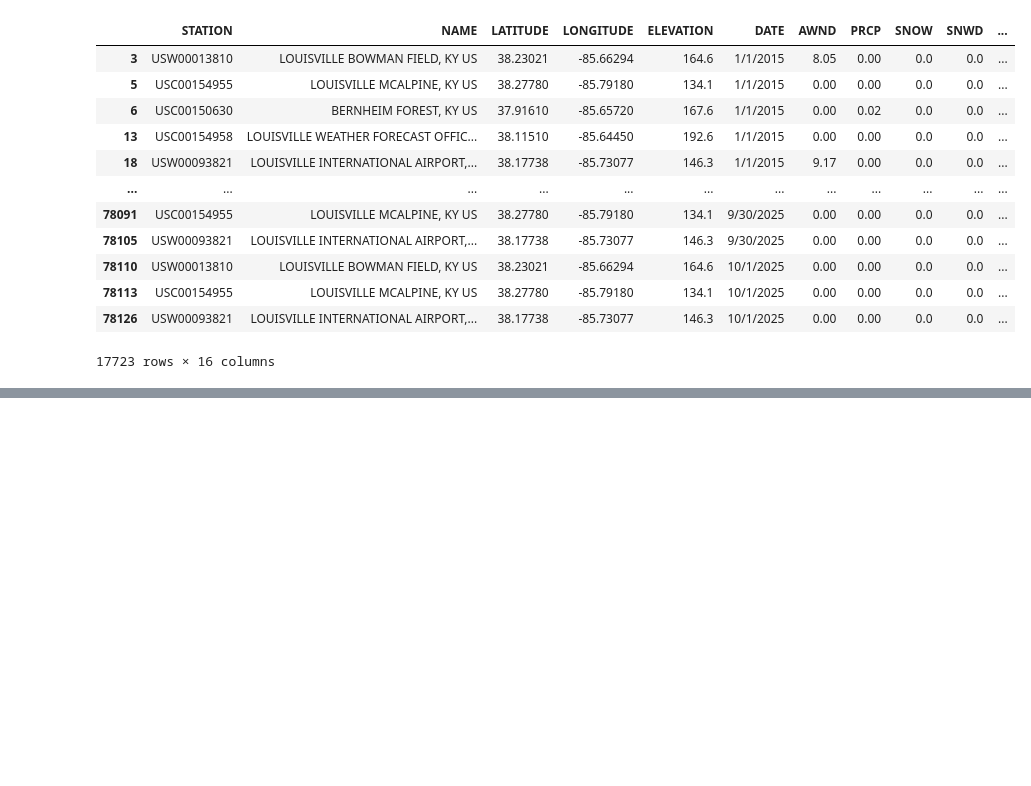
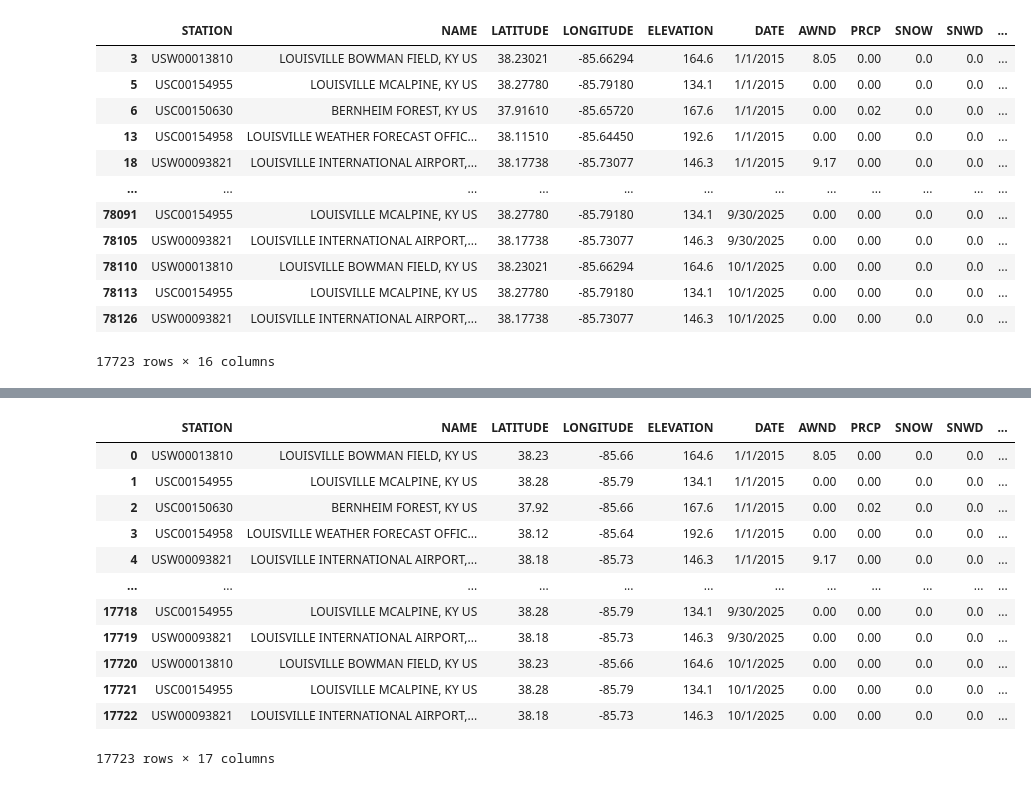
Before and after one commit to eugeniaduke/Is_Tornado_Activity_Increasing, a Jupyter notebook: Notebooks/data_cleaning_weather.ipynb, the cells around one changed output, grey strips where cells are left out. Saved outputs shown, nothing was run; the diff lists cells and outputs as text; code cells hidden in the pictures; blank space fills up the shorter version.

Commit message:
Ran code to find zipcode from lat/lon

```diff
--- a/Notebooks/data_cleaning_weather.ipynb
+++ b/Notebooks/data_cleaning_weather.ipynb
@@ -131,0 +153,6 @@ weather_detail_df
+# %%
+unique_coords = weather_detail_df[['LATITUDE','LONGITUDE']].drop_duplicates()
+
+unique_coords = unique_coords.reset_index(drop=True) #reset index
+
+unique_coords
@@ -131,0 +166,43 @@ weather_detail_df
+# %%
+geolocator = Nominatim(user_agent="tornado_project")
+
+# Dictionary to store results
+coord_to_zip = {}
+
+for i in range(len(unique_coords)):
+    try:
+        lat = unique_coords.loc[i, 'LATITUDE']
+        lon = unique_coords.loc[i, 'LONGITUDE']
+        location = geolocator.reverse(f"{lat}, {lon}", timeout=10)
+        address = location.raw.get('address', {})
+        zipcode = address.get('postcode', np.nan)
+
+        # Save into dictionary
+        coord_to_zip[(lat, lon)] = zipcode
+
+        # Store in DataFrame if you want
+        unique_coords.loc[i, 'Zip'] = zipcode
+
+    except Exception as e:
+        print(f"Error at row {i}: {e}")
+        coord_to_zip[(lat, lon)] = np.nan
+        unique_coords.loc[i, 'Zip'] = np.nan
+
+    time.sleep(1)  # respect Nominatim rate limits
+# %%
+weather_detail_df = weather_detail_df.merge(unique_coords, on=['LATITUDE','LONGITUDE'], how='left')
+weather_detail_df
+# %% [output]
+|  | STATION | NAME | LATITUDE | LONGITUDE | ELEVATION | DATE | AWND | PRCP | SNOW | SNWD | ... |
+| 0 | USW00013810 | LOUISVILLE BOWMAN FIELD, KY US | 38.23 | -85.66 | 164.6 | 1/1/2015 | 8.05 | 0.00 | 0.0 | 0.0 | ... |
+| 1 | USC00154955 | LOUISVILLE MCALPINE, KY US | 38.28 | -85.79 | 134.1 | 1/1/2015 | 0.00 | 0.00 | 0.0 | 0.0 | ... |
+| 2 | USC00150630 | BERNHEIM FOREST, KY US | 37.92 | -85.66 | 167.6 | 1/1/2015 | 0.00 | 0.02 | 0.0 | 0.0 | ... |
+| 3 | USC00154958 | LOUISVILLE WEATHER FORECAST OFFIC... | 38.12 | -85.64 | 192.6 | 1/1/2015 | 0.00 | 0.00 | 0.0 | 0.0 | ... |
+| 4 | USW00093821 | LOUISVILLE INTERNATIONAL AIRPORT,... | 38.18 | -85.73 | 146.3 | 1/1/2015 | 9.17 | 0.00 | 0.0 | 0.0 | ... |
+| ... | ... | ... | ... | ... | ... | ... | ... | ... | ... | ... | ... |
+| 17718 | USC00154955 | LOUISVILLE MCALPINE, KY US | 38.28 | -85.79 | 134.1 | 9/30/2025 | 0.00 | 0.00 | 0.0 | 0.0 | ... |
+| 17719 | USW00093821 | LOUISVILLE INTERNATIONAL AIRPORT,... | 38.18 | -85.73 | 146.3 | 9/30/2025 | 0.00 | 0.00 | 0.0 | 0.0 | ... |
+| 17720 | USW00013810 | LOUISVILLE BOWMAN FIELD, KY US | 38.23 | -85.66 | 164.6 | 10/1/2025 | 0.00 | 0.00 | 0.0 | 0.0 | ... |
+| 17721 | USC00154955 | LOUISVILLE MCALPINE, KY US | 38.28 | -85.79 | 134.1 | 10/1/2025 | 0.00 | 0.00 | 0.0 | 0.0 | ... |
+| 17722 | USW00093821 | LOUISVILLE INTERNATIONAL AIRPORT,... | 38.18 | -85.73 | 146.3 | 10/1/2025 | 0.00 | 0.00 | 0.0 | 0.0 | ... |
+17723 rows × 17 columns
```
Also changed, not shown: parts of 3 cells of this notebook, 2 other files.
